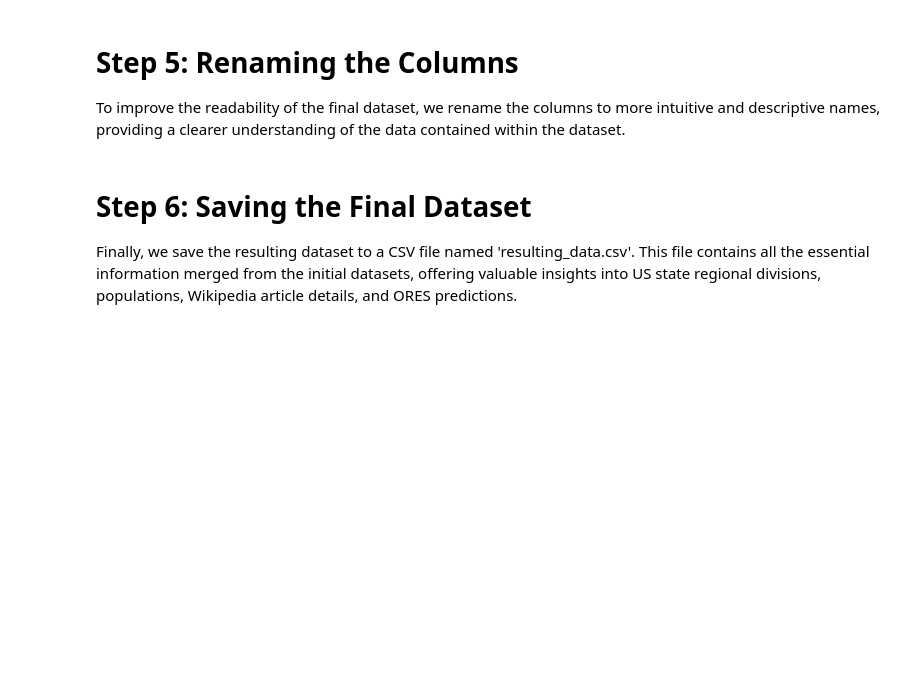
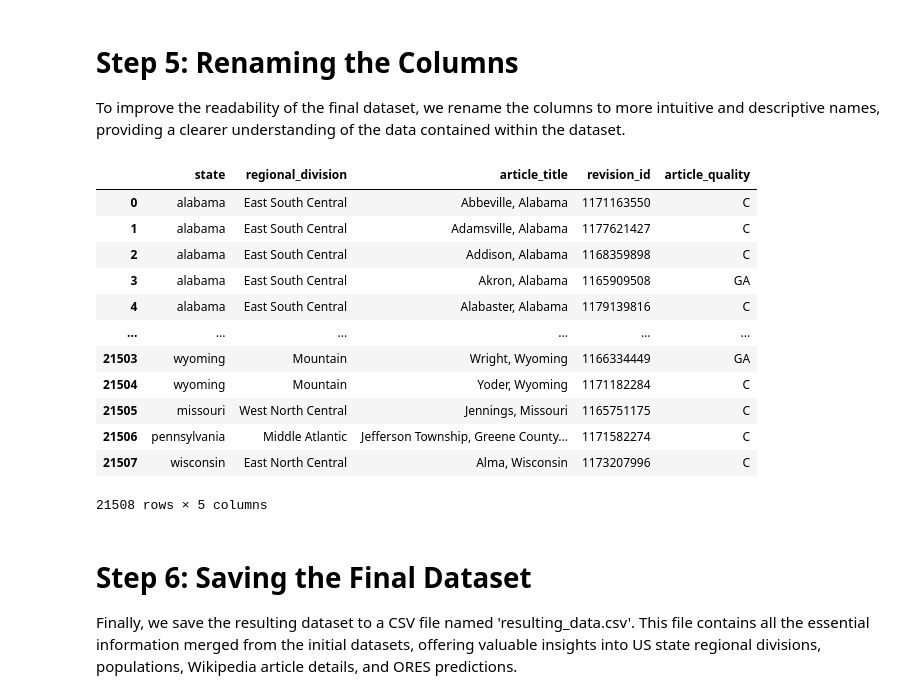
Before and after one commit to Ishank09/data-512-homework_2, a Jupyter notebook: src/data_merge.ipynb, the cells around one changed output. Cells and saved outputs as stored; diff of their text form; code cells hidden in the pictures; blank space fills up the shorter version.

```diff
--- a/src/data_merge.ipynb
+++ b/src/data_merge.ipynb
@@ -42,8 +153,23 @@ final_df = final_df[['State', 'DIVISION', 'article_title', 'Last_Revision_ID', '
 # Step 5: Renaming the Columns
 To improve the readability of the final dataset, we rename the columns to more intuitive and descriptive names, providing a clearer understanding of the data contained within the dataset.
 # %%
-## Renaming the columns for better readability
+# Renaming the columns for better readability
 final_df.columns = ['state', 'regional_division', 'article_title', 'revision_id', 'article_quality']
+final_df
+# %% [output]
+|  | state | regional_division | article_title | revision_id | article_quality |
+| 0 | alabama | East South Central | Abbeville, Alabama | 1171163550 | C |
+| 1 | alabama | East South Central | Adamsville, Alabama | 1177621427 | C |
+| 2 | alabama | East South Central | Addison, Alabama | 1168359898 | C |
+| 3 | alabama | East South Central | Akron, Alabama | 1165909508 | GA |
+| 4 | alabama | East South Central | Alabaster, Alabama | 1179139816 | C |
+| ... | ... | ... | ... | ... | ... |
+| 21503 | wyoming | Mountain | Wright, Wyoming | 1166334449 | GA |
+| 21504 | wyoming | Mountain | Yoder, Wyoming | 1171182284 | C |
+| 21505 | missouri | West North Central | Jennings, Missouri | 1165751175 | C |
+| 21506 | pennsylvania | Middle Atlantic | Jefferson Township, Greene County... | 1171582274 | C |
+| 21507 | wisconsin | East North Central | Alma, Wisconsin | 1173207996 | C |
+21508 rows × 5 columns
 # %% [markdown]
 # Step 6: Saving the Final Dataset
 Finally, we save the resulting dataset to a CSV file named 'resulting_data.csv'. This file contains all the essential information merged from the initial datasets, offering valuable insights into US state regional divisions, populations, Wikipedia article details, and ORES predictions.
```
Also changed, not shown: parts of 16 cells of this notebook, 6 other files.
